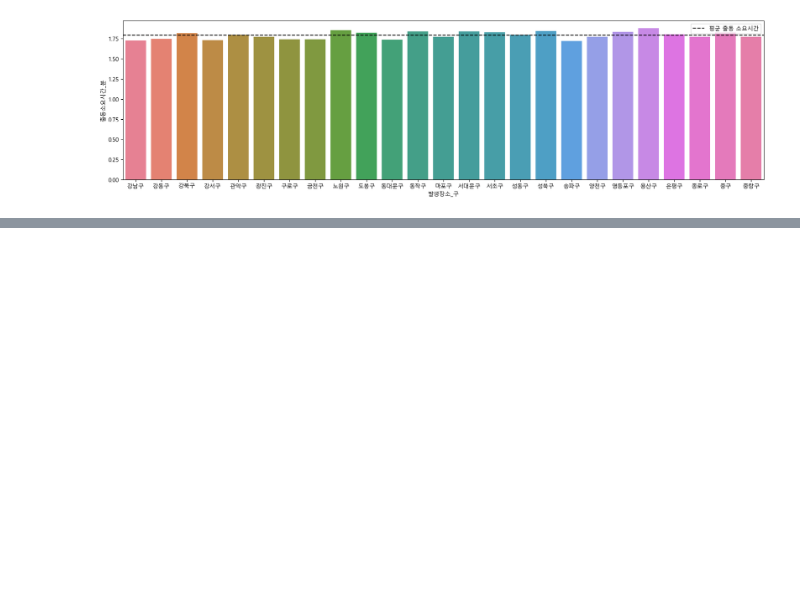
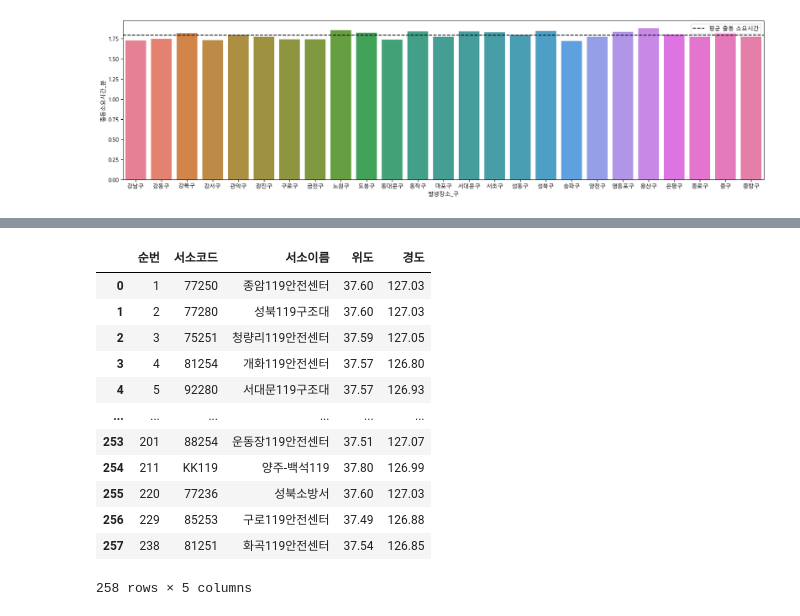
Before and after one commit to JuyeongKime2/FireRescueDataAnalysis_pj, a Jupyter notebook: pandas.ipynb, the cells around one changed output, grey strips where cells are left out. Saved outputs shown, nothing was run; the diff lists cells and outputs as text; code cells hidden in the pictures; blank space fills up the shorter version.

```diff
--- a/pandas.ipynb
+++ b/pandas.ipynb
@@ -1195,0 +1208,18 @@ plt.show()
+# %%
+df_fire = pd.read_csv('서울시 서소위치 위치정보 (좌표계_ WGS1984).csv', encoding='cp949')  # 파일을 올바르게 읽기 위해 인코딩 지정
+df_fire.to_csv('서울시 서소위치 위치정보_UTF8.csv', index=False, encoding='utf-8')  # UTF-8로 저장
+df_fire
+# %% [output]
+|  | 순번 | 서소코드 | 서소이름 | 위도 | 경도 |
+| 0 | 1 | 77250 | 종암119안전센터 | 37.60 | 127.03 |
+| 1 | 2 | 77280 | 성북119구조대 | 37.60 | 127.03 |
+| 2 | 3 | 75251 | 청량리119안전센터 | 37.59 | 127.05 |
+| 3 | 4 | 81254 | 개화119안전센터 | 37.57 | 126.80 |
+| 4 | 5 | 92280 | 서대문119구조대 | 37.57 | 126.93 |
+| ... | ... | ... | ... | ... | ... |
+| 253 | 201 | 88254 | 운동장119안전센터 | 37.51 | 127.07 |
+| 254 | 211 | KK119 | 양주-백석119 | 37.80 | 126.99 |
+| 255 | 220 | 77236 | 성북소방서 | 37.60 | 127.03 |
+| 256 | 229 | 85253 | 구로119안전센터 | 37.49 | 126.88 |
+| 257 | 238 | 81251 | 화곡119안전센터 | 37.54 | 126.85 |
+258 rows × 5 columns
```
Also changed, not shown: parts of 9 cells of this notebook, 3 other files.
